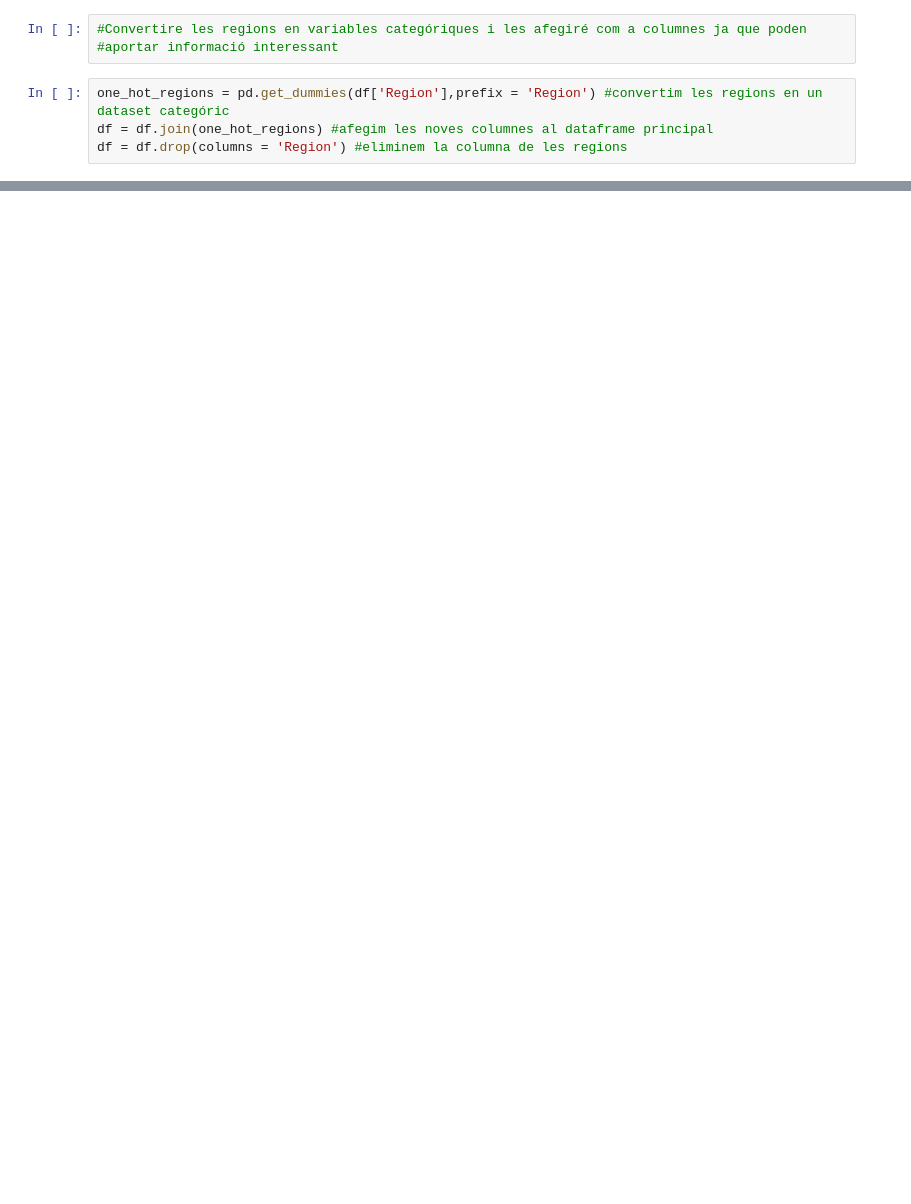
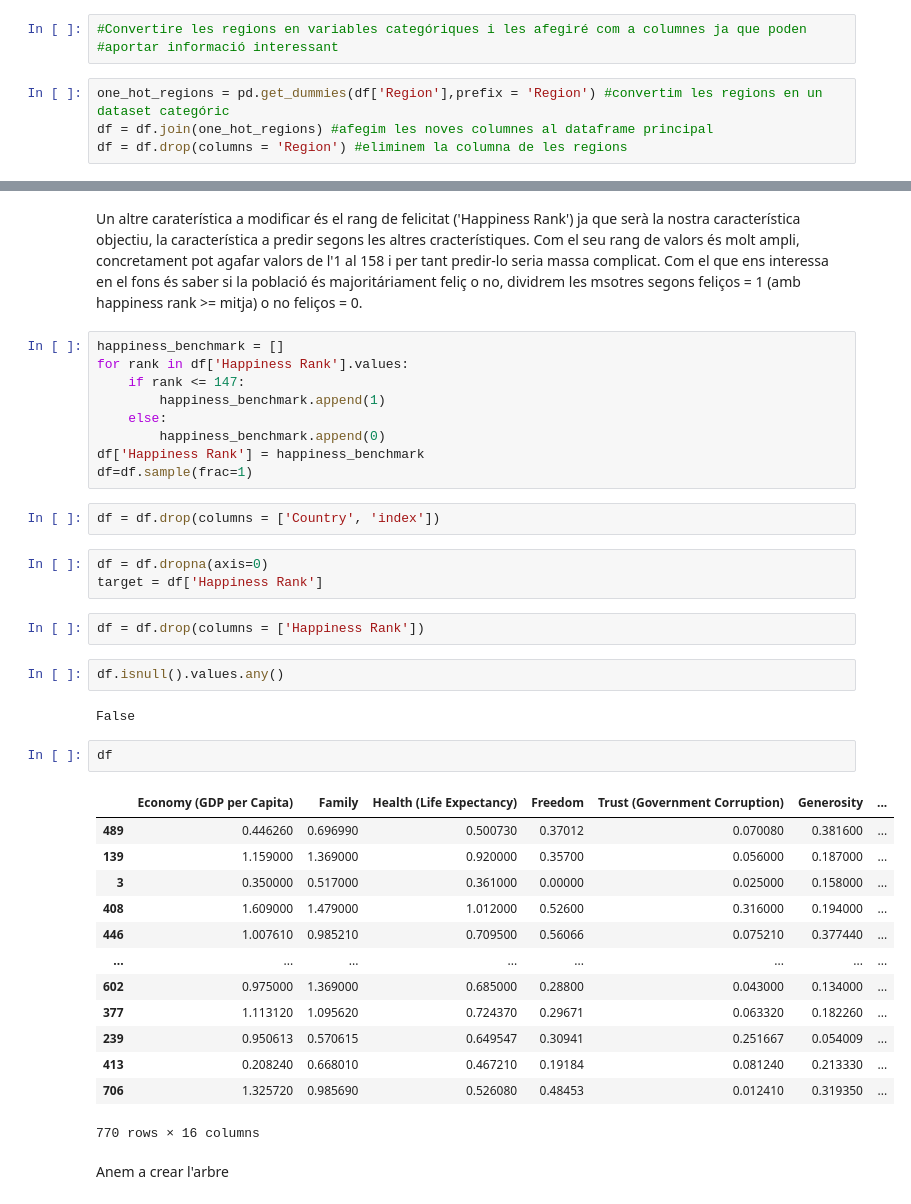
Before and after one commit to noajaneroliver/CasKaggle, a Jupyter notebook: WorldHapinessReport.ipynb, the cells around one changed output, grey strips where cells are left out. Cells and saved outputs as stored; diff of their text form; blank space fills up the shorter version.

```diff
--- a/WorldHapinessReport.ipynb
+++ b/WorldHapinessReport.ipynb
@@ -140,0 +183,41 @@ df
+# %% [markdown]
+Un altre caraterística a modificar és el rang de felicitat ('Happiness Rank') ja que serà la nostra característica objectiu, la característica a predir segons les altres cracterístiques.
+Com el seu rang de valors és molt ampli, concretament pot agafar valors de l'1 al 158 i per tant predir-lo seria massa complicat. Com el que ens interessa en el fons és saber si la població és majoritáriament feliç o no, dividrem les msotres segons feliços = 1 (amb happiness rank >= mitja) o no feliços = 0.
+# %%
+happiness_benchmark = []
+for rank in df['Happiness Rank'].values:
+    if rank <= 147:
+        happiness_benchmark.append(1)
+    else:
+        happiness_benchmark.append(0)
+df['Happiness Rank'] = happiness_benchmark
+df=df.sample(frac=1)
+# %%
+df = df.drop(columns = ['Country', 'index'])
+# %%
+df = df.dropna(axis=0)
+target = df['Happiness Rank']
+# %%
+df = df.drop(columns = ['Happiness Rank'])
+# %%
+df.isnull().values.any()
+# %% [output]
+False
+# %%
+df
+# %% [output]
+|  | Economy (GDP per Capita) | Family | Health (Life Expectancy) | Freedom | Trust (Government Corruption) | Generosity | ... |
+| 489 | 0.446260 | 0.696990 | 0.500730 | 0.37012 | 0.070080 | 0.381600 | ... |
+| 139 | 1.159000 | 1.369000 | 0.920000 | 0.35700 | 0.056000 | 0.187000 | ... |
+| 3 | 0.350000 | 0.517000 | 0.361000 | 0.00000 | 0.025000 | 0.158000 | ... |
+| 408 | 1.609000 | 1.479000 | 1.012000 | 0.52600 | 0.316000 | 0.194000 | ... |
+| 446 | 1.007610 | 0.985210 | 0.709500 | 0.56066 | 0.075210 | 0.377440 | ... |
+| ... | ... | ... | ... | ... | ... | ... | ... |
+| 602 | 0.975000 | 1.369000 | 0.685000 | 0.28800 | 0.043000 | 0.134000 | ... |
+| 377 | 1.113120 | 1.095620 | 0.724370 | 0.29671 | 0.063320 | 0.182260 | ... |
+| 239 | 0.950613 | 0.570615 | 0.649547 | 0.30941 | 0.251667 | 0.054009 | ... |
+| 413 | 0.208240 | 0.668010 | 0.467210 | 0.19184 | 0.081240 | 0.213330 | ... |
+| 706 | 1.325720 | 0.985690 | 0.526080 | 0.48453 | 0.012410 | 0.319350 | ... |
+770 rows × 16 columns
+# %% [markdown]
+Anem a crear l'arbre
```
Also changed, not shown: parts of 14 cells of this notebook.
